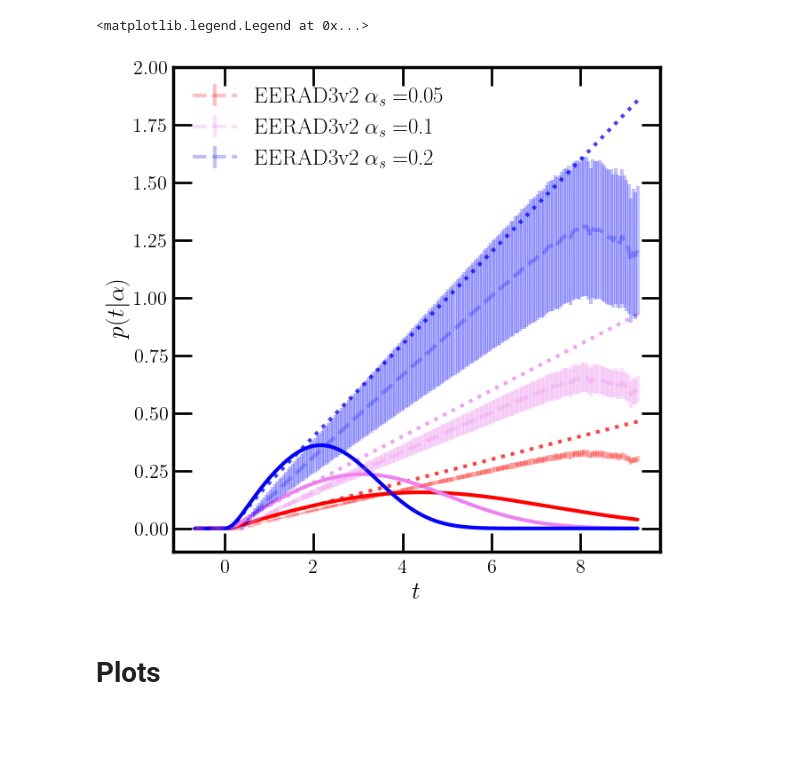
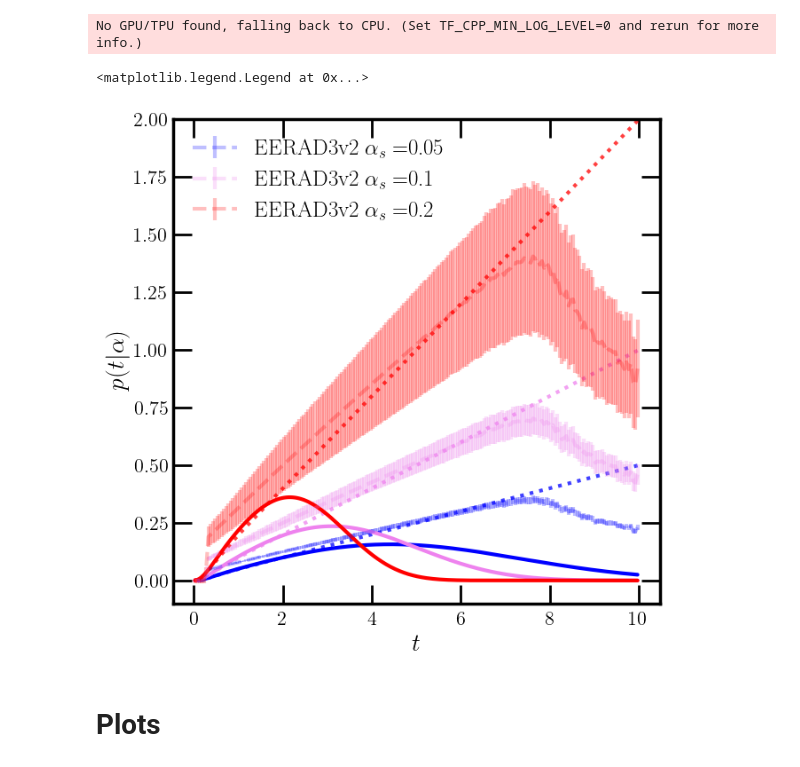
Before and after one commit to rikab/RDF, a Jupyter notebook: numeric/plot_results_JAX.ipynb, the cells around one changed output. Saved outputs shown, nothing was run; the diff lists cells and outputs as text; code cells hidden in the pictures; blank space fills up the shorter version.

```diff
--- a/numeric/plot_results_JAX.ipynb
+++ b/numeric/plot_results_JAX.ipynb
@@ -12,7 +13,7 @@ from rikabplotlib.plot_utils import newplot
 # %%
 # TODO: Replace this with Radha's YAML files
 mstar = 1
-m = 1
+m = 2
 n = 7
 dist = "thrust"
 
@@ -35,8 +36,8 @@ np.random.seed(seed)
 jax_key = jax.random.PRNGKey(seed)
 
 # Colors
-colors = ["red", "violet", "blue"]
-darkcolors = ["darkred", "darkviolet", "darkblue"]
+colors = ["red", "violet", "blue"][::-1]
+darkcolors = ["darkred", "darkviolet", "darkblue"][::-1]
 
 
 # Initialize params
@@ -75,6 +76,8 @@ if m == 2:
 for mi in range(m+1-mstar):
     params["g_star"][mi] *= signs #* factorials[mi]
     params["g_coeffs"][mi] *= signs #* factorials[mi]
+# %% [output]
+No GPU/TPU found, falling back to CPU. (Set TF_CPP_MIN_LOG_LEVEL=0 and rerun for more info.)
 # %%
 from utils.function_utils import polynomial, taylor_expand_in_alpha
 from utils.distribution_utils import build_q_mstar, log_q, f
@@ -118,6 +121,7 @@ def QM_ANSATZ(ts, alphas, params):
 # %%
 if dist in ["thrust", "c_param"]:
     data_dict, t_bins, t_bin_centers = read_in_data_JAX(dist, m)
+    data_true_dict = None
 else:
     data_dict = {}
     data_true_dict = {}
@@ -181,35 +185,35 @@ yerrs_xs = yerrs / x_bin_centers
 fig, ax = newplot("full")
 q_vals = Q_ANSATZ(t_bin_centers, keys, params)
 q_taylor_vals = QM_ANSATZ(t_bin_centers, keys, params)
 
 for (k, key) in enumerate(keys):
     y, yerr = data_dict[key]
     y = y[:,0]
     yerr = yerr[:,0]
 
 
     min_y_err = np.min(yerr[yerr > 0])
     yerr = np.clip(yerr, a_min=min_y_err.item(), a_max=None)
 
     plt.errorbar(t_bin_centers, y, yerr, color = colors[k], ls = "--", alpha = 0.25 ,label = r"EERAD3v2 $\alpha_s = $" + f"{key}")
     plt.plot(t_bin_centers, q_vals[k], color = colors[k])
     plt.plot(t_bin_centers, q_taylor_vals[k], color = colors[k], alpha = 0.75, ls = "dotted")
 
-    if data_true_dict:
+    if data_true_dict is not None:
         y_true, _ = data_true_dict[key]
         plt.plot(t_bin_centers, y_true,  color = darkcolors[k], ls = "-",label = r"True $\alpha_s = $" + f"{key}")
 
 
     # plt.plot(t_bin_centers, q_taylor_vals[k] / q_vals[k], color = colors[k], alpha = 0.75, ls = "-.")
 
 plt.ylim(-0.1, 2)
 # plt.xscale("log")
 plt.xlabel(r"$t$")
 plt.ylabel(r"$p(t | \alpha)$")
 plt.legend(loc = "upper left")
 # %% [output]
 <matplotlib.legend.Legend at 0x...>
-[figure, old version]
+[figure, new version]
 # %% [markdown]
 # Plots
 # %%
```
Also changed, not shown: parts of 4 cells of this notebook, 3 other files.
